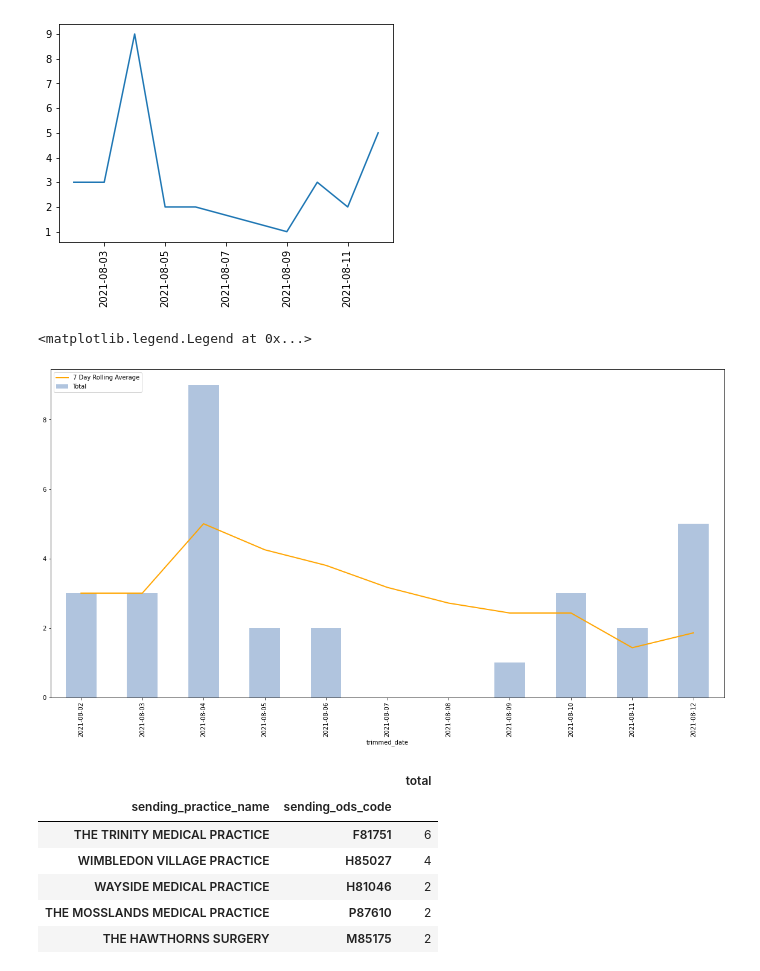
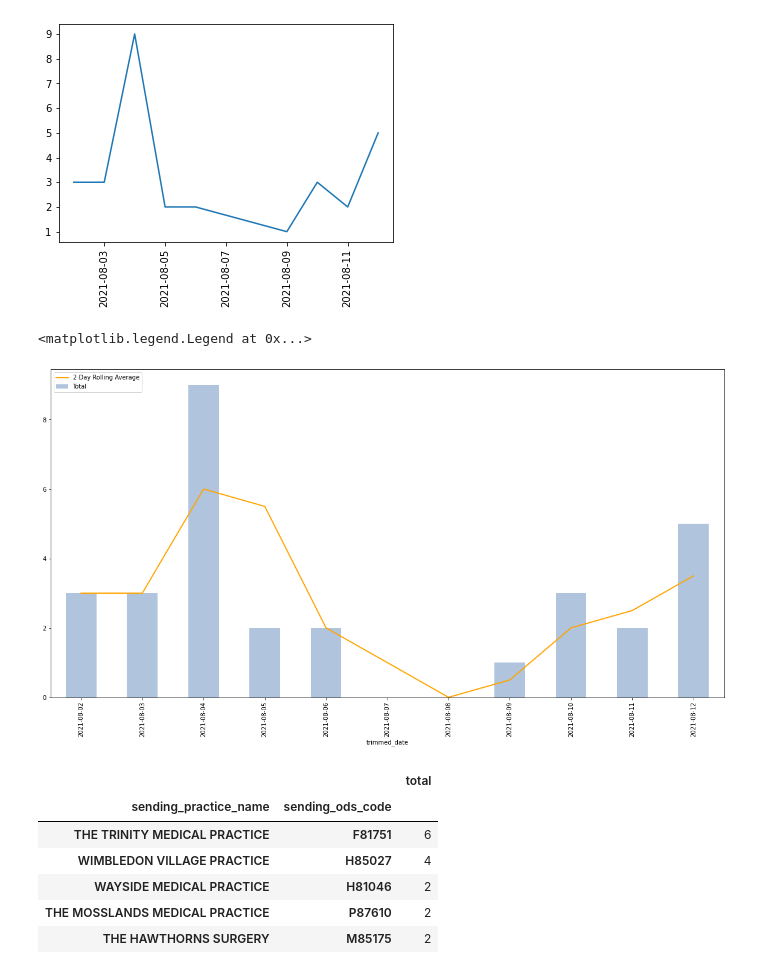
Before and after one commit to nhsconnect/prm-gp2gp-data-sandbox, a Jupyter notebook: notebooks/60b-PRMT-2318-REVISITED--vision-large-message-errors-august.ipynb, the cells around one changed output. Drawn from its saved outputs; the diff is of its cells as text; code cells hidden in the pictures.

Commit message:
PRMT-2318 [JN] Change rolling average to be 2 days in vision large messaging for August

```diff
--- a/notebooks/60b-PRMT-2318-REVISITED--vision-large-message-errors-august.ipynb
+++ b/notebooks/60b-PRMT-2318-REVISITED--vision-large-message-errors-august.ipynb
@@ -63,18 +63,18 @@ plt.xticks(rotation='vertical')
 # %%
 day_range = pd.date_range(sender_grouped_by_date.date.min(), sender_grouped_by_date.date.max(), freq='D')
 sender_full_date_range=sender_grouped_by_date.set_index('date').reindex(day_range).fillna(0).rename_axis('date').reset_index()
 
 # add rolling average
-sender_full_date_range["rolling avg"] = sender_full_date_range.conversation_id.rolling(7, min_periods=1).mean()
+sender_full_date_range["rolling avg"] = sender_full_date_range.conversation_id.rolling(2, min_periods=1).mean()
 
 sender_full_date_range['trimmed_date'] = sender_full_date_range['date'].dt.date
 
 sender_full_date_range.plot.bar(x='trimmed_date', y='conversation_id', figsize=(20,10), label='Total', color='lightsteelblue')
-plt.plot(sender_full_date_range['rolling avg'], label='7 Day Rolling Average', color='orange', linewidth=2)
+plt.plot(sender_full_date_range['rolling avg'], label='2 Day Rolling Average', color='orange', linewidth=2)
 plt.legend(loc=2)
 # %% [output]
 <matplotlib.legend.Legend at 0x...>
-[figure, old version]
+[figure, new version]
 # %%
 total_of_vision_practices_with_with_error_23 = vision_transfers_with_error_23.groupby(by=["sending_practice_name", "sending_ods_code"]).agg({"conversation_id": "count"}).rename({'conversation_id':'total'},axis=1)
 total_of_vision_practices_with_with_error_23.sort_values(by="total", ascending=False)
```
Also changed, not shown: parts of 2 cells of this notebook.
